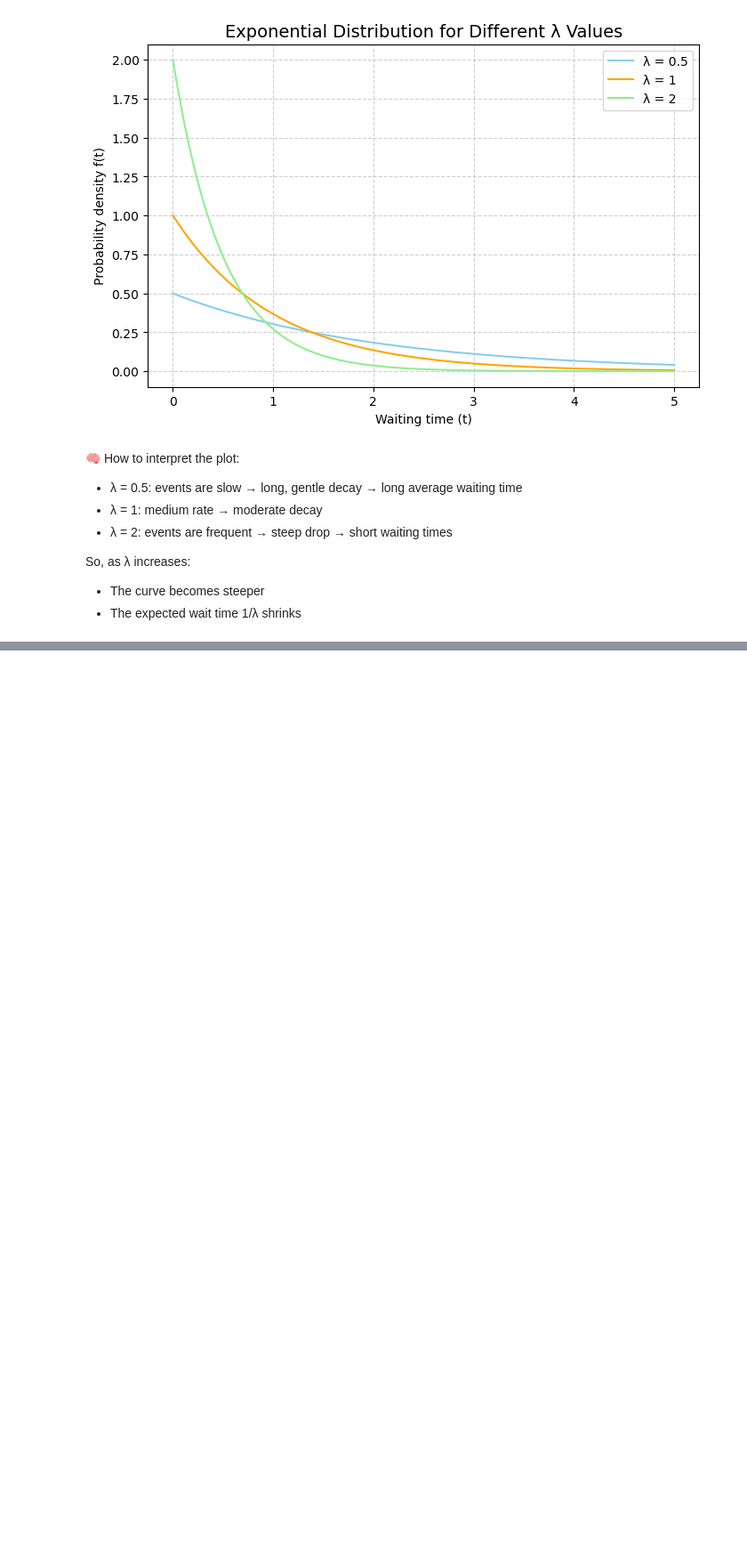
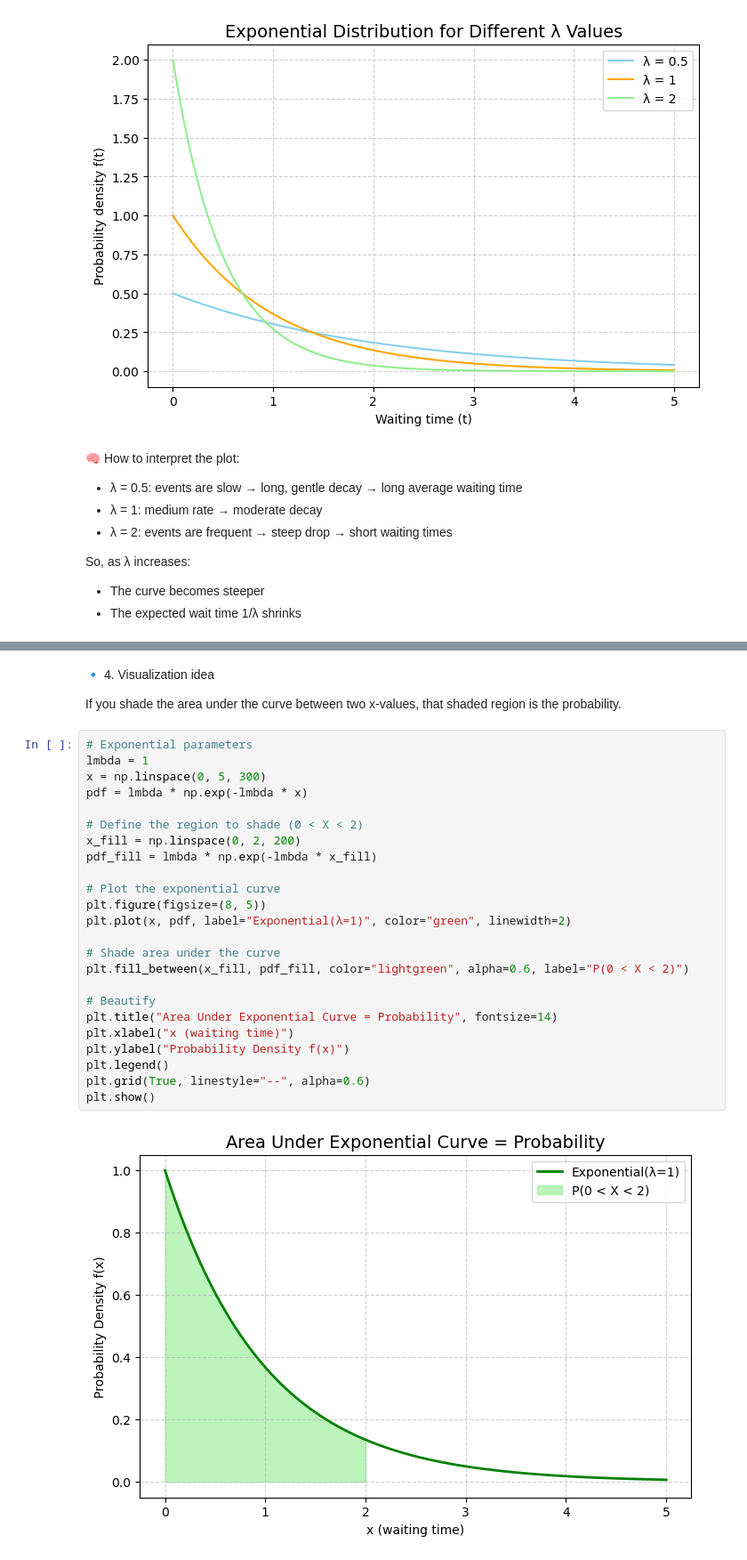
Before and after one commit to mlnotes2718/introduction-statistics-machine-learning, a Jupyter notebook: Statistics-in-ML-4-Probability-Distributions.ipynb, the cells around one changed output, grey strips where cells are left out. Shown at 89% size. Drawn from its saved outputs; the diff is of its cells as text; blank space fills up the shorter version.

```diff
--- a/Statistics-in-ML-4-Probability-Distributions.ipynb
+++ b/Statistics-in-ML-4-Probability-Distributions.ipynb
@@ -1582,0 +1837,30 @@ So, as
+# %% [markdown]
+🔹 4. Visualization idea
+
+If you shade the area under the curve between two x-values, that shaded region is the probability.
+# %%
+# Exponential parameters
+lmbda = 1
+x = np.linspace(0, 5, 300)
+pdf = lmbda * np.exp(-lmbda * x)
+
+# Define the region to shade (0 < X < 2)
+x_fill = np.linspace(0, 2, 200)
+pdf_fill = lmbda * np.exp(-lmbda * x_fill)
+
+# Plot the exponential curve
+plt.figure(figsize=(8, 5))
+plt.plot(x, pdf, label="Exponential(λ=1)", color="green", linewidth=2)
+
+# Shade area under the curve
+plt.fill_between(x_fill, pdf_fill, color="lightgreen", alpha=0.6, label="P(0 < X < 2)")
+
+# Beautify
+plt.title("Area Under Exponential Curve = Probability", fontsize=14)
+plt.xlabel("x (waiting time)")
+plt.ylabel("Probability Density f(x)")
+plt.legend()
+plt.grid(True, linestyle="--", alpha=0.6)
+plt.show()
+# %% [output]
+[figure, added]
```
Also changed, not shown: parts of 28 cells of this notebook.
